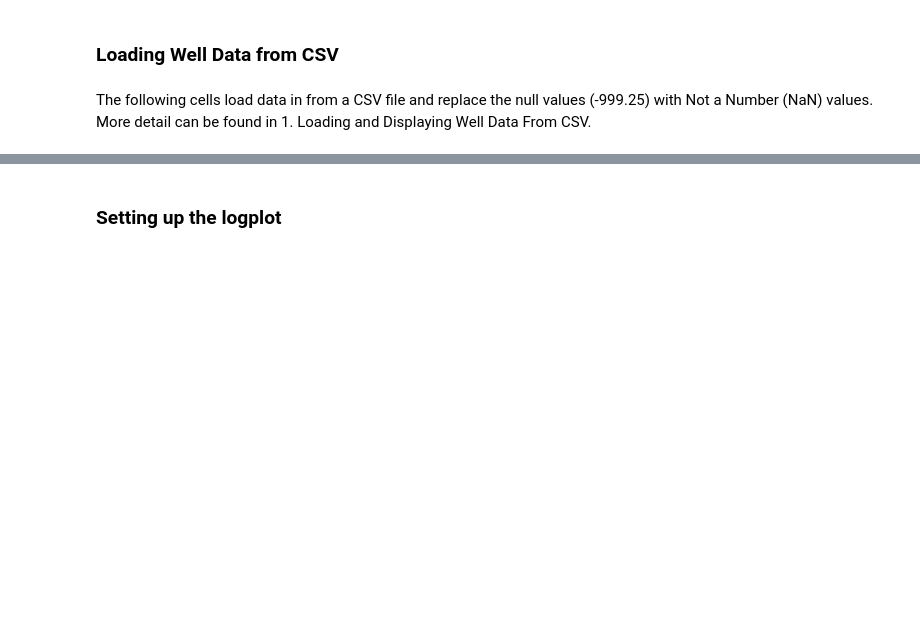
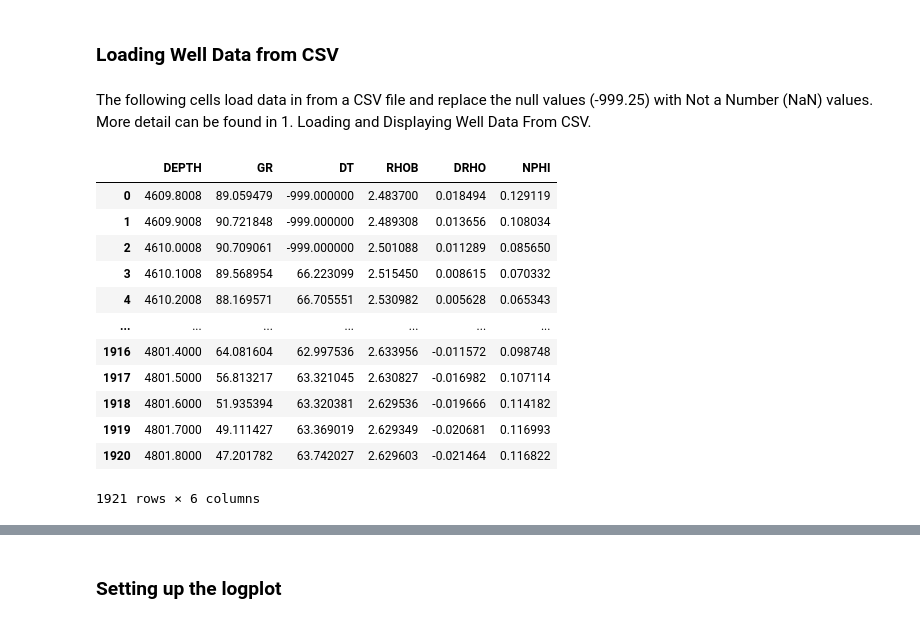
Before and after one commit to andymcdgeo/Petrophysics-Python-Series, a Jupyter notebook: 02 - Displaying a Well Plot with MatPlotLib.ipynb, the cells around one changed output, grey strips where cells are left out. Saved outputs shown, nothing was run; the diff lists cells and outputs as text; code cells hidden in the pictures; blank space fills up the shorter version.

```diff
--- a/02 - Displaying a Well Plot with MatPlotLib.ipynb
+++ b/02 - Displaying a Well Plot with MatPlotLib.ipynb
@@ -18,0 +19,16 @@ well.replace(-999.25, np.nan, inplace=True)
+# %%
+well
+# %% [output]
+|  | DEPTH | GR | DT | RHOB | DRHO | NPHI |
+| 0 | 4609.8008 | 89.059479 | -999.000000 | 2.483700 | 0.018494 | 0.129119 |
+| 1 | 4609.9008 | 90.721848 | -999.000000 | 2.489308 | 0.013656 | 0.108034 |
+| 2 | 4610.0008 | 90.709061 | -999.000000 | 2.501088 | 0.011289 | 0.085650 |
+| 3 | 4610.1008 | 89.568954 | 66.223099 | 2.515450 | 0.008615 | 0.070332 |
+| 4 | 4610.2008 | 88.169571 | 66.705551 | 2.530982 | 0.005628 | 0.065343 |
+| ... | ... | ... | ... | ... | ... | ... |
+| 1916 | 4801.4000 | 64.081604 | 62.997536 | 2.633956 | -0.011572 | 0.098748 |
+| 1917 | 4801.5000 | 56.813217 | 63.321045 | 2.630827 | -0.016982 | 0.107114 |
+| 1918 | 4801.6000 | 51.935394 | 63.320381 | 2.629536 | -0.019666 | 0.114182 |
+| 1919 | 4801.7000 | 49.111427 | 63.369019 | 2.629349 | -0.020681 | 0.116993 |
+| 1920 | 4801.8000 | 47.201782 | 63.742027 | 2.629603 | -0.021464 | 0.116822 |
+1921 rows × 6 columns
```
Also changed, not shown: parts of 7 cells of this notebook.
